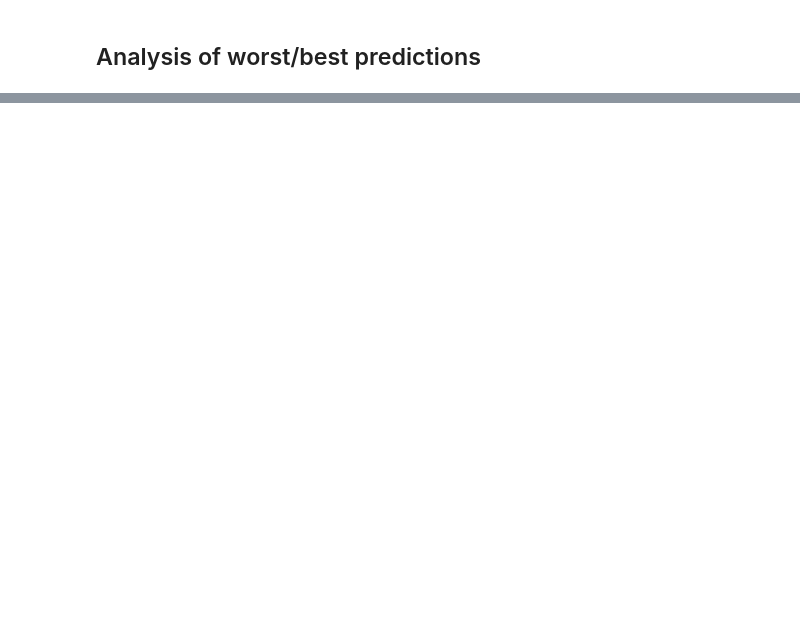
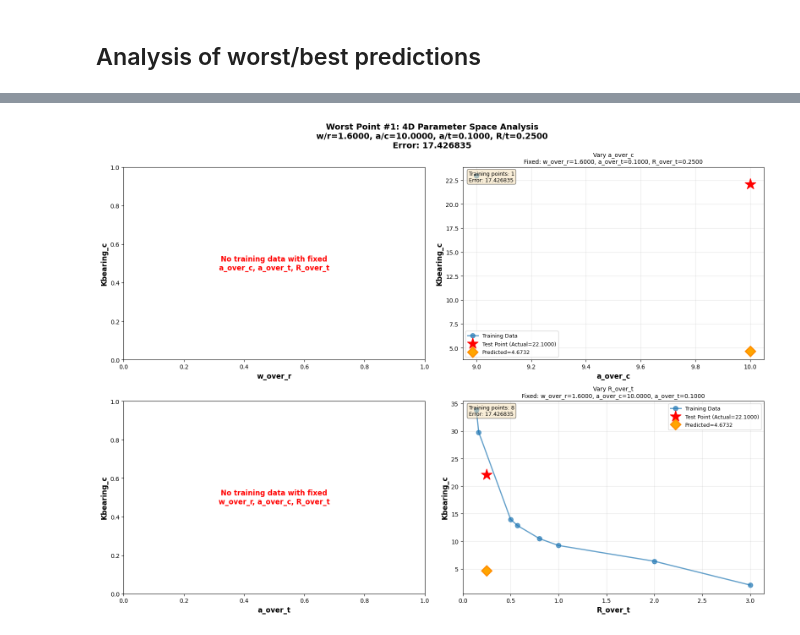
Before and after one commit to ian-hokaj/machine-learning-hole-offset, a Jupyter notebook: notebooks/AFGROW_regression.ipynb, the cells around one changed output, grey strips where cells are left out. Cells and saved outputs as stored; diff of their text form; code cells hidden in the pictures; blank space fills up the shorter version.

```diff
--- a/notebooks/AFGROW_regression.ipynb
+++ b/notebooks/AFGROW_regression.ipynb
@@ -99,6 +547,6 @@ plt.show()
 # %%
 # AFGROW-Style Interpolation Function
-def afgrow_interpolation(target_point, training_data, training_labels, feature_names):
+def afgrow_interpolation_v1(target_point, training_data, training_labels, feature_names):
     """
     Perform AFGROW-style interpolation to predict Kbearing_c
 
@@ -545,0 +1094,85 @@ else:
+# %%
+# For each of the top 10 worst prediction points, plot the 4 curves
+worst_afgrow_indices = np.argsort(afgrow_errors)[-10:][::-1]
+
+for rank, idx in enumerate(worst_afgrow_indices):
+    test_point = X_test[idx]
+    actual_value = actual_values[idx]
+    predicted_value = afgrow_predictions[idx]
+    error = afgrow_errors[idx]
+
+    print(f"\n{'='*80}")
+    print(f"Worst Point #{rank+1} (Index: {idx})")
+    print(f"Features: w/r={test_point[0]:.4f}, a/c={test_point[1]:.4f}, a/t={test_point[2]:.4f}, R/t={test_point[3]:.4f}")
+    print(f"Actual: {actual_value:.6f}, Predicted: {predicted_value:.6f}, Error: {error:.6f}")
+    print(f"{'='*80}")
+
+    # Create a 2x2 subplot for the 4 curves
+    fig, axes = plt.subplots(2, 2, figsize=(16, 12))
+    fig.suptitle(f'Worst Point #{rank+1}: 4D Parameter Space Analysis\n'
+                 f'w/r={test_point[0]:.4f}, a/c={test_point[1]:.4f}, a/t={test_point[2]:.4f}, R/t={test_point[3]:.4f}\n'
+                 f'Error: {error:.6f}', fontsize=14, fontweight='bold')
+
+    # Flatten axes for easier iteration
+    axes = axes.flatten()
+
+    # Plot each of the 4 curves (varying one parameter, fixing the other 3)
+    for param_idx, (param_name, ax) in enumerate(zip(feature_names, axes)):
+        # Create mask for training points that match the other 3 fixed parameters
+        mask = np.ones(len(X_train), dtype=bool)
+        for other_idx in range(len(feature_names)):
+            if other_idx != param_idx:
+                mask &= np.abs(X_train[:, other_idx] - test_point[other_idx]) < 1e-10
+
+        # Get the matching training points
+        matching_X = X_train[mask]
+        matching_y = y_train[mask]
+
+        if len(matching_X) > 0:
+            # Sort by the free parameter for plotting
+            sort_idx = np.argsort(matching_X[:, param_idx])
+            free_param_values = matching_X[sort_idx, param_idx]
+            K_values = matching_y[sort_idx]
+
+            # Plot the training curve
+            ax.plot(free_param_values, K_values, 'o-', linewidth=2, markersize=8,
+                   label='Training Data', alpha=0.7)
+
+            # Mark the test point (actual value)
+            ax.plot(test_point[param_idx], actual_value, 'r*', markersize=20,
+                   label=f'Test Point (Actual={actual_value:.4f})', zorder=5)
+
+            # Mark the predicted value as a point
+            ax.plot(test_point[param_idx], predicted_value, 'D', color='orange',
+                   markersize=12, label=f'Predicted={predicted_value:.4f}',
+                   markeredgecolor='darkorange', markeredgewidth=2, zorder=5)
+
+            # Formatting
+            ax.set_xlabel(param_name, fontsize=12, fontweight='bold')
+            ax.set_ylabel('Kbearing_c', fontsize=12, fontweight='bold')
+
+            # Build title with fixed parameters
+            fixed_params = [f"{feature_names[i]}={test_point[i]:.4f}"
+                          for i in range(len(feature_names)) if i != param_idx]
+            ax.set_title(f'Vary {param_name}\nFixed: {", ".join(fixed_params)}',
+                        fontsize=10)
+
+            ax.legend(fontsize=9)
+            ax.grid(True, alpha=0.3)
+
+            # Add info text
+            info_text = f'Training points: {len(matching_X)}\nError: {error:.6f}'
+            ax.text(0.02, 0.98, info_text, transform=ax.transAxes,
+                   verticalalignment='top', bbox=dict(boxstyle='round',
+                   facecolor='wheat', alpha=0.5), fontsize=9)
+        else:
+            # No matching training points
+            ax.text(0.5, 0.5, f'No training data with fixed\n{", ".join([feature_names[i] for i in range(len(feature_names)) if i != param_idx])}',
+                   transform=ax.transAxes, ha='center', va='center',
+                   fontsize=12, color='red', fontweight='bold')
+            ax.set_xlabel(param_name, fontsize=12, fontweight='bold')
+            ax.set_ylabel('Kbearing_c', fontsize=12, fontweight='bold')
+
+    plt.tight_layout()
+    plt.show()
+# %% [output]
@@ -545,0 +1184 @@ else:
+[figure, added]
```
Also changed, not shown: parts of 11 cells of this notebook, 4 other files.
